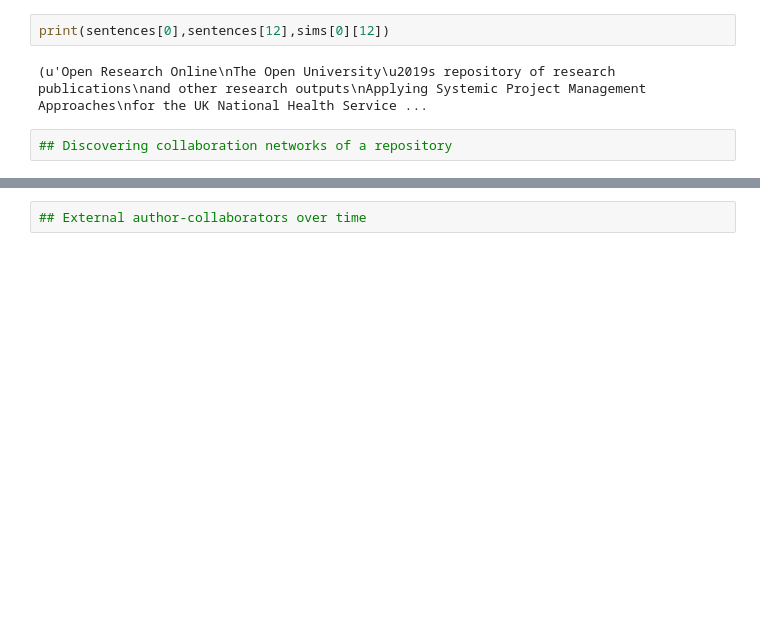
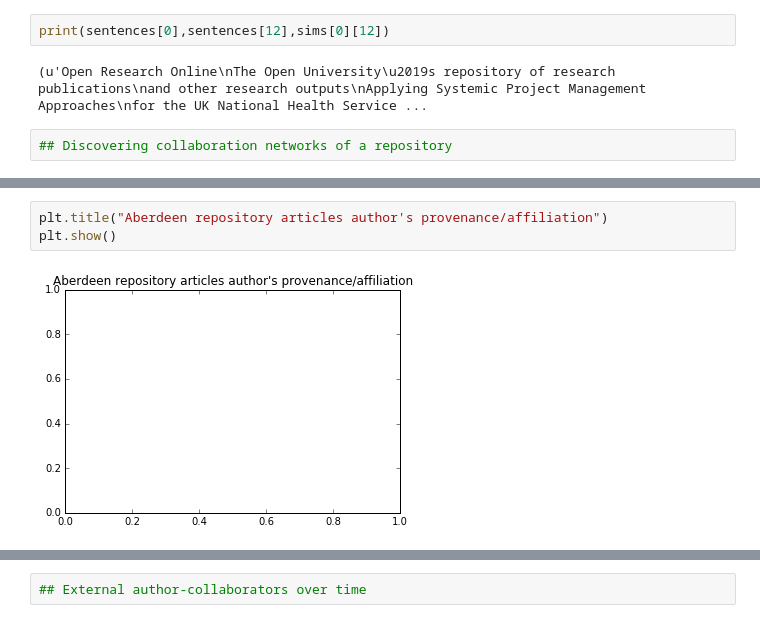
Before and after one commit to oacore/collaboration_discovery_experiment, a Jupyter notebook: tdm demo.ipynb, the cells around one changed output, grey strips where cells are left out. Cells and saved outputs as stored; diff of their text form; blank space fills up the shorter version.

```diff
--- a/tdm demo.ipynb
+++ b/tdm demo.ipynb
@@ -848,0 +1112,5 @@ print(sentences[0],sentences[12],sims[0][12])
+# %%
+plt.title("Aberdeen repository articles author's provenance/affiliation")
+plt.show()
+# %% [output]
+[figure, added]
```
Also changed, not shown: parts of 66 cells of this notebook, 1 other file.
